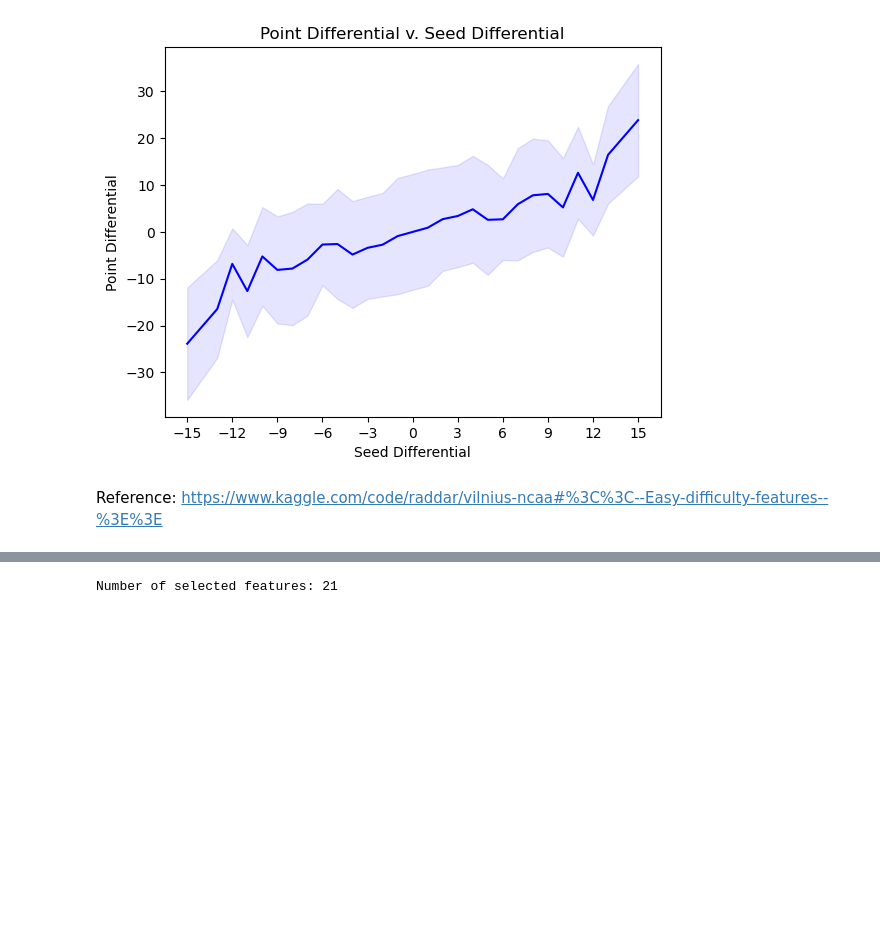
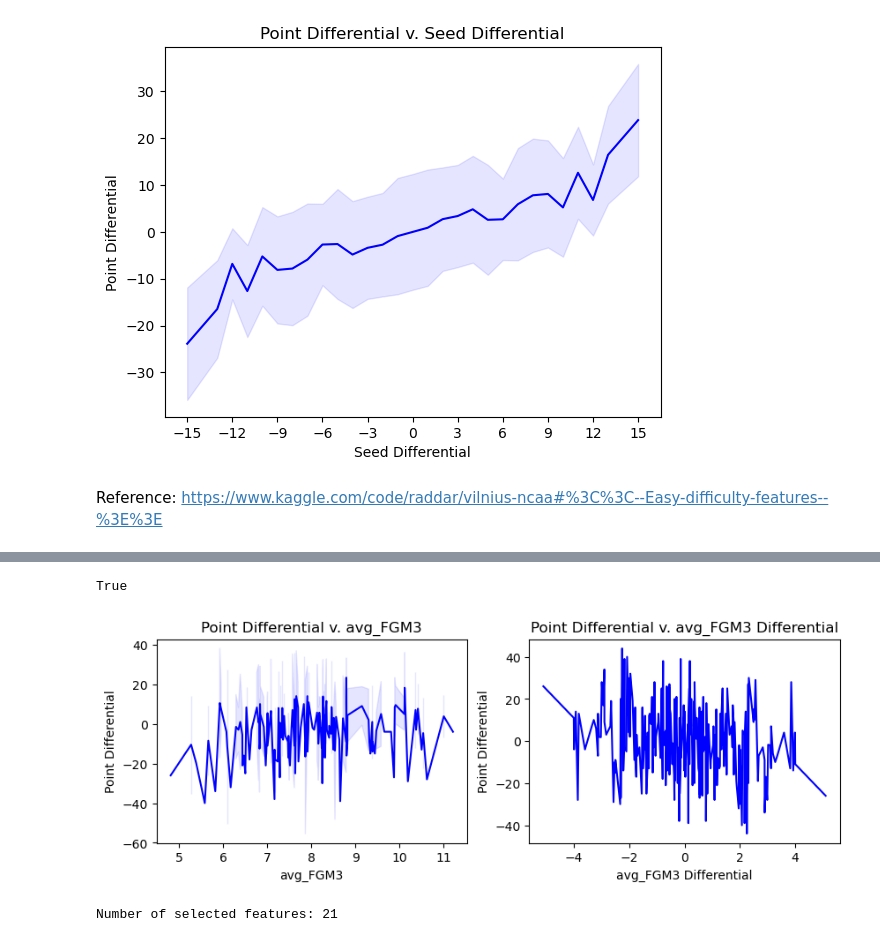
Before and after one commit to KriChau95/machine-learning-madness, a Jupyter notebook: preprocessing.ipynb, the cells around one changed output, grey strips where cells are left out. Drawn from its saved outputs; the diff is of its cells as text; code cells hidden in the pictures; blank space fills up the shorter version.

Commit message:
Helper method for stat correlation

```diff
--- a/preprocessing.ipynb
+++ b/preprocessing.ipynb
@@ -395,6 +395,51 @@ M_tourney_data
 | 2896 | 2025 | 1181 | 1222 | -3.000000 | 0 | 1 | 1 | 0 | 82.705882 | ... |
 | 2897 | 2025 | 1222 | 1196 | -2.000000 | 0 | 1 | 1 | 0 | 72.909804 | ... |
 2898 rows × 66 columns
+# %%
+def visualize_stat_correlation(stat_name, start_year = 2024):
+    # Visualize how good of a metrics seed is for predicting outcome
+
+    subset_tourney_data = M_tourney_data.loc[M_tourney_data["Season"] >= start_year].copy()
+    mu_stat = subset_tourney_data.pivot_table(index = f"T1_{stat_name}", values = "PointDiff", aggfunc = "mean").ffill()
+    sigma_stat = subset_tourney_data.pivot_table(index = f"T1_{stat_name}", values = "PointDiff", aggfunc = "std").ffill()
+
+    bottom = list((mu_stat - sigma_stat)['PointDiff'])
+    top = list((mu_stat + sigma_stat)['PointDiff'])
+
+    fig, axs = plt.subplots(1, 2)
+    fig.set_figheight(3)
+    fig.set_figwidth(10)
+
+    axs[0].plot(mu_stat.index, mu_stat, 'b-')
+    axs[0].fill_between(mu_stat.index,bottom, top, color="b", alpha=0.1)
+    axs[0].set_xlabel(stat_name)
+    axs[0].set_ylabel('Point Differential')
+    axs[0].set_title(f"Point Differential v. {stat_name}")
+
+    # Visualize how good of a metrics seed differential is for predicting outcome
+
+    print(not f"{stat_name}_Diff" in subset_tourney_data.columns.to_list())
+
+    subset_tourney_data[f"{stat_name}_Diff"] = subset_tourney_data[f"T2_{stat_name}"] -  subset_tourney_data[f"T1_{stat_name}"]
+
+    mu_seed_diff = subset_tourney_data.pivot_table(index = f"{stat_name}_Diff", values = "PointDiff", aggfunc = "mean").ffill()
+    sigma_seed_diff =  subset_tourney_data.pivot_table(index = f"{stat_name}_Diff", values = "PointDiff", aggfunc = "std").ffill()
+
+    bottom = list((mu_seed_diff - sigma_seed_diff)['PointDiff'])
+    top = list((mu_seed_diff + sigma_seed_diff)['PointDiff'])
+
+    axs[1].plot(mu_seed_diff.index, mu_seed_diff, 'b-')
+    axs[1].fill_between(mu_seed_diff.index,bottom, top, color="b", alpha=0.1)
+    axs[1].set_xlabel(f'{stat_name} Differential')
+    axs[1].set_ylabel('Point Differential')
+    axs[1].set_title(f"Point Differential v. {stat_name} Differential")
+
+    plt.show()
+
+visualize_stat_correlation("avg_FGM3")
+# %% [output]
+True
+[figure, added]
 # %%
 selected_features = ["T1_seed",
                      "T2_seed",
```
Also changed, not shown: parts of 4 cells of this notebook.
